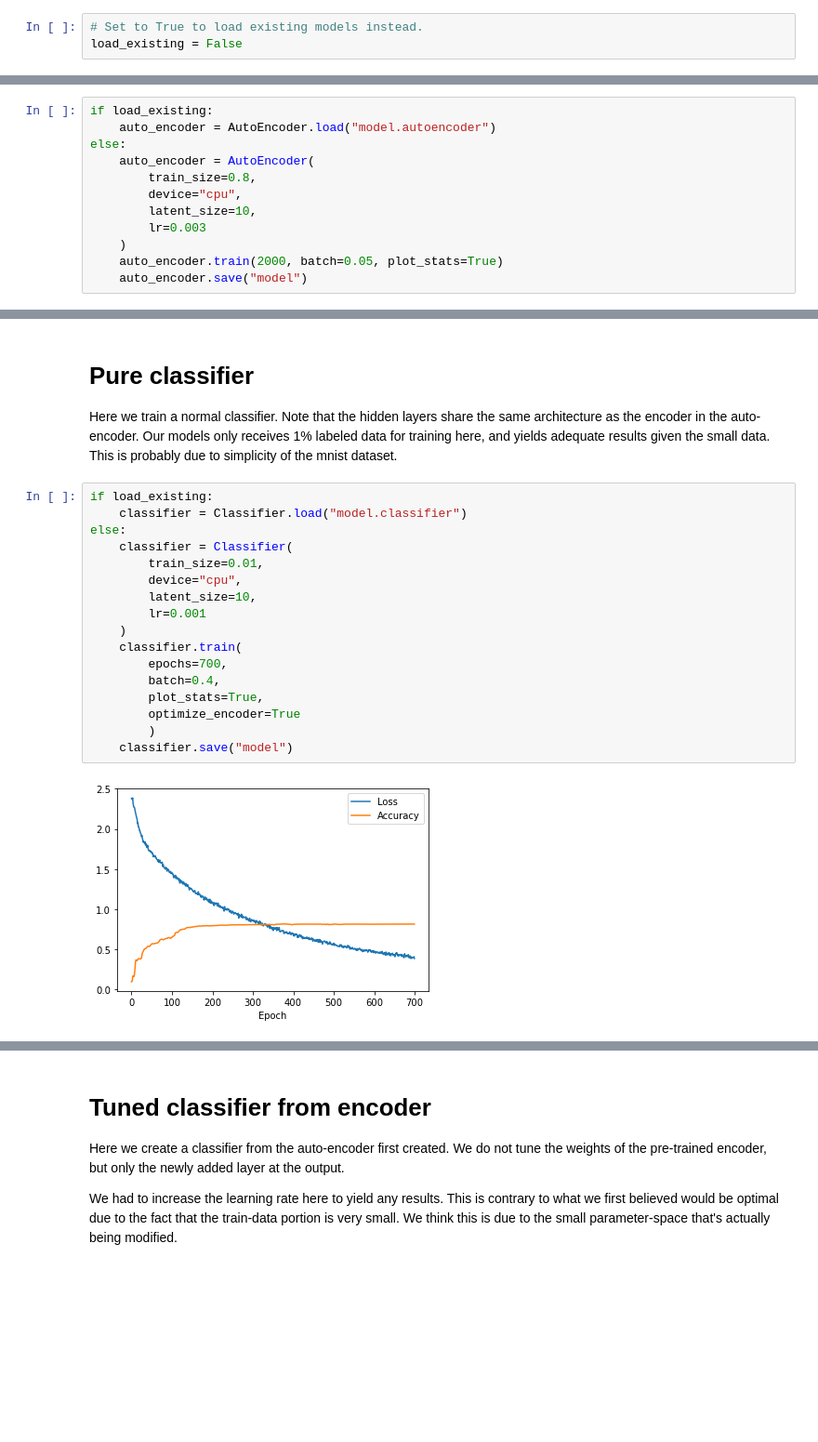
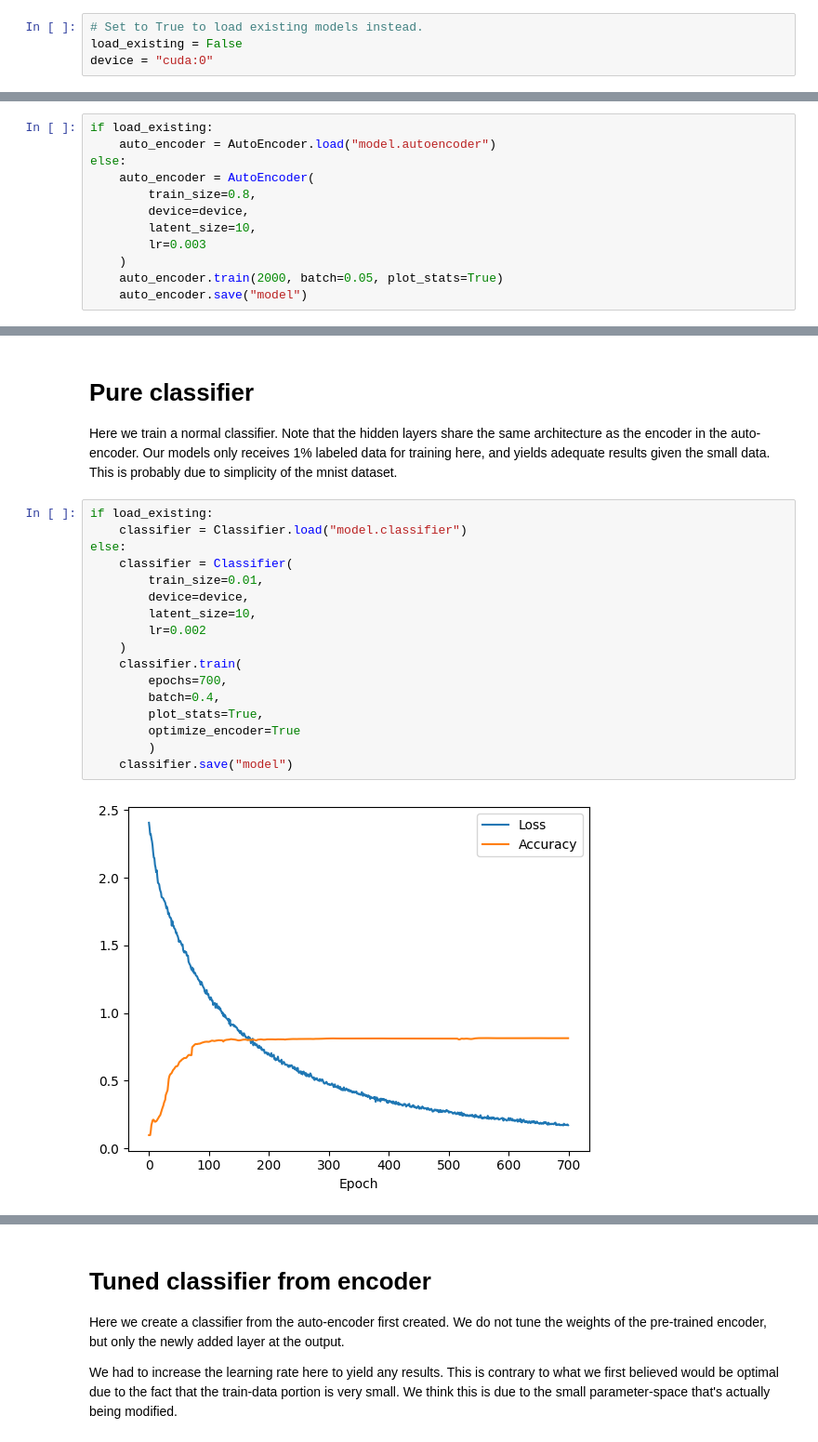
Before and after one commit to eivind-bn/tdt05-mnist, a Jupyter notebook: notebook.ipynb, the cells around one changed output, grey strips where cells are left out. Shown: that part at 93% size. Saved outputs shown, nothing was run; the diff lists cells and outputs as text; blank space fills up the shorter version.

```diff
--- a/notebook.ipynb
+++ b/notebook.ipynb
@@ -6,6 +13,7 @@ from classifier import Classifier
 # %%
 # Set to True to load existing models instead.
 load_existing = False
+device = "cuda:0"
 # %% [markdown]
 # Autoencoder
 
@@ -16,7 +24,7 @@ if load_existing:
 else:
     auto_encoder = AutoEncoder(
         train_size=0.8,
-        device="cpu",
+        device=device,
         latent_size=10,
         lr=0.003
     )
@@ -39,19 +47,19 @@ Here we train a normal classifier. Note that the hidden layers share the same ar
 # %%
 if load_existing:
     classifier = Classifier.load("model.classifier")
 else:
     classifier = Classifier(
         train_size=0.01,
-        device="cpu",
+        device=device,
         latent_size=10,
-        lr=0.001
+        lr=0.002
     )
     classifier.train(
         epochs=700,
         batch=0.4,
         plot_stats=True,
         optimize_encoder=True
         )
     classifier.save("model")
 # %% [output]
-[figure, old version]
+[figure, new version]
```
Also changed, not shown: parts of 11 cells of this notebook, 14 other files.
